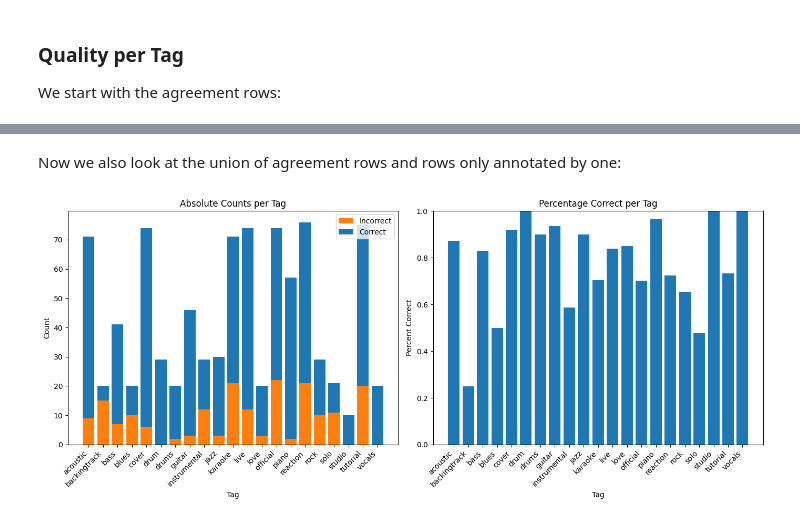
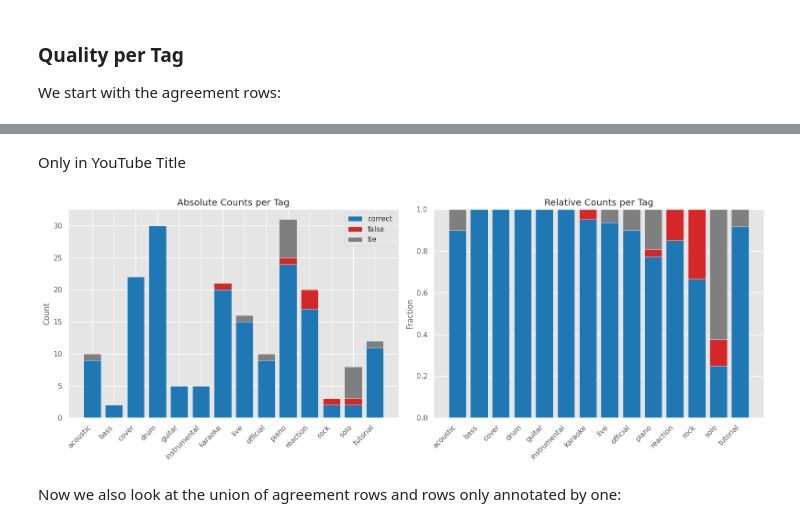
Before and after one commit to progsi/divers_dataset, a Jupyter notebook: tag_quality.ipynb, the cells around one changed output, grey strips where cells are left out. Saved outputs shown, nothing was run; the diff lists cells and outputs as text; code cells hidden in the pictures.

```diff
--- a/tag_quality.ipynb
+++ b/tag_quality.ipynb
@@ -71,7 +129,7 @@ First: transform to wide format.
 # %%
 
 # assume df contains: tag, clique, version, youtube_id, sh_id, tag_correct
-id_cols = ["tag", "clique", "version", "youtube_id"]
+id_cols = ["tag", "clique", "version", "youtube_id", "tag_in_field"]
 
 # pivot: rows = items, columns = annotators
 df_wide = df.pivot_table(
@@ -82,7 +140,7 @@ df_wide = df.pivot_table(
 )
 
 df_wide = df_wide.replace({"yes": 1, "no": 0})
-df_wide = df_wide.dropna(subset=sh_ids)
+df_wide2annots = df_wide.dropna(subset=sh_ids)
 # %% [markdown]
 Now compute metrics:
 # %%
@@ -214,20 +271,8 @@ plot_tag_correct(df_agree_annots)
+# %% [markdown]
+Only in YouTube Title
+# %%
+plot_vote_summary(df_long2annots.loc[df_long2annots.tag_in_field == "yt_title"], id_col="tag", vote_col="vote_summary")
+# %% [output]
+[figure, added]
 # %% [markdown]
 Now we also look at the union of agreement rows and rows only annotated by one:
-# %%
-# transformation
-counts = df.groupby(id_cols).size().rename("n_annot")
-colA, colB = df_wide.columns[:2]
-agree_idx = df_wide.loc[df_wide[colA] == df_wide[colB]].index
-df_agree_keys = agree_idx.to_frame().reset_index(drop=True)
-single_keys = counts[counts == 1].index.to_frame().reset_index(drop=True)
-combined_keys = pd.concat([df_agree_keys, single_keys], ignore_index=True).drop_duplicates()
-df_one_or_agreement = df.merge(combined_keys, on=id_cols, how="inner")
-
-# group by to get annotation per tag and item
-df_one_or_agree_annots = df_one_or_agreement.groupby(id_cols, as_index=False)["tag_correct"].first()
-
-# transform to binary
-df_one_or_agree_annots.tag_correct = df_one_or_agree_annots.tag_correct.replace({"yes": 1, "no": 0}).astype(int)
-plot_tag_correct(df_one_or_agree_annots)
-# %% [output]
-[figure, removed]
```
Also changed, not shown: parts of 15 cells of this notebook.
